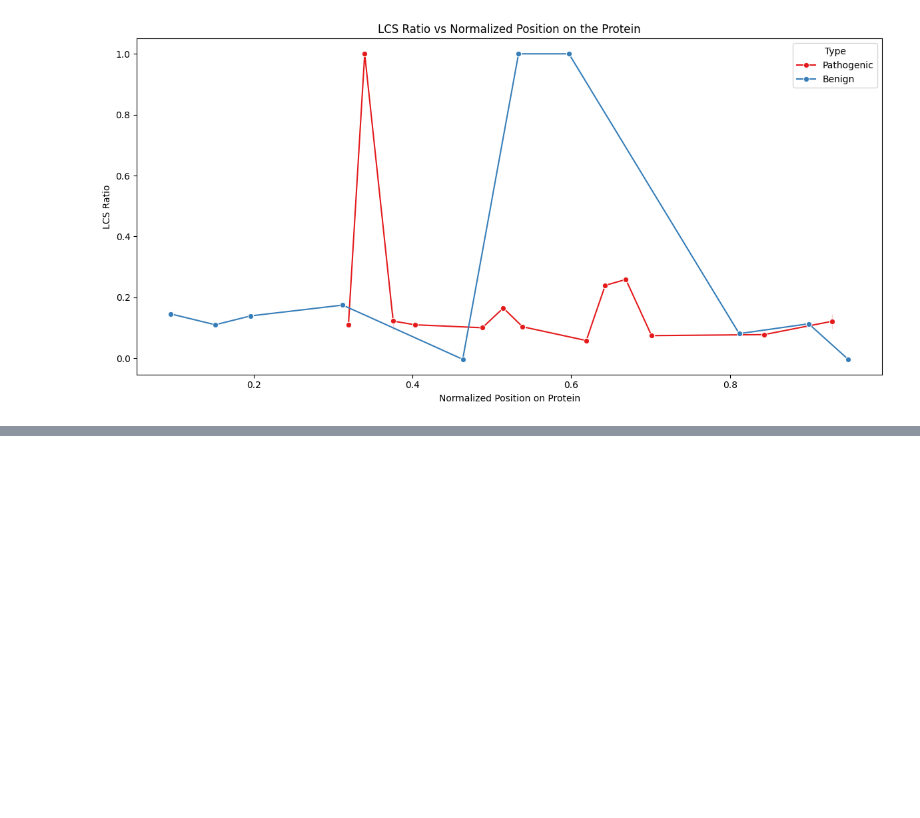
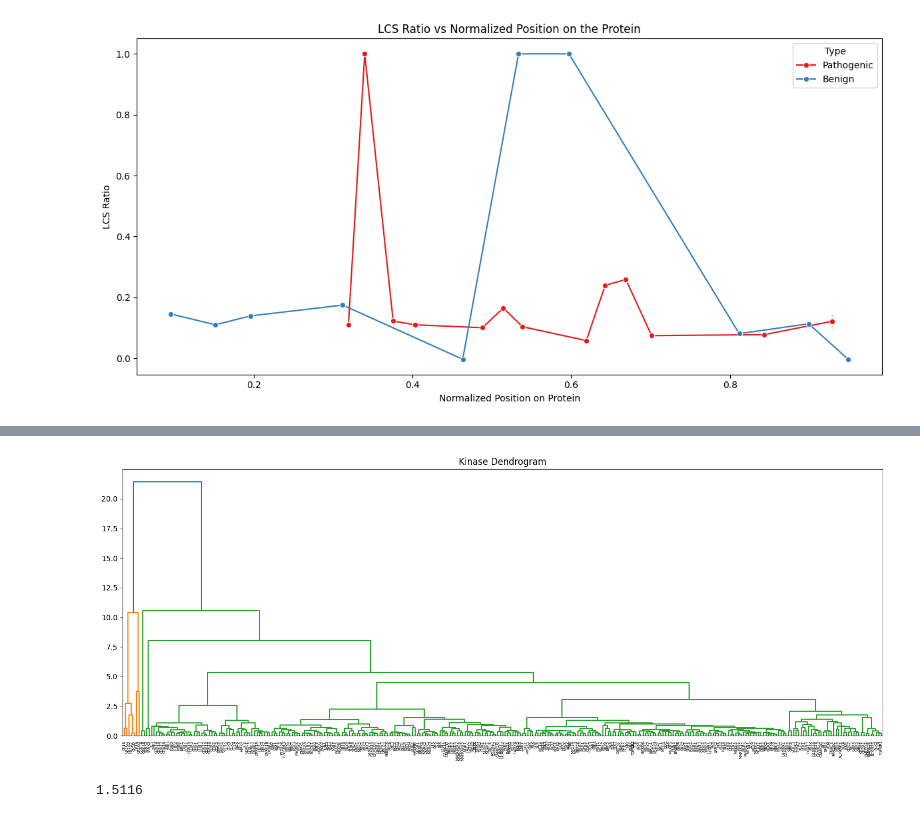
Before and after one commit to annabelrice30/Annabel-BSc-Project, a Jupyter notebook: BSc Project.ipynb, the cells around one changed output, grey strips where cells are left out. Cells and saved outputs as stored; diff of their text form; code cells hidden in the pictures; blank space fills up the shorter version.

```diff
--- a/BSc Project.ipynb
+++ b/BSc Project.ipynb
@@ -3582,0 +3902,7 @@ plt.show()
+# %%
+import pandas as pd
+
+# Load your kinase matrix
+df = pd.read_csv("ser_thr_all_norm_matrices.csv", index_col=0)
+print(df.shape)  # Should show (n_kinases, n_features)
+print(df.head())
@@ -3582,0 +3927,19 @@ plt.show()
+# %%
+from scipy.cluster.hierarchy import linkage, dendrogram
+from scipy.spatial.distance import pdist
+import matplotlib.pyplot as plt
+
+# Calculate pairwise distances (Euclidean)
+distances = pdist(df.values, metric='euclidean')
+
+# Generate linkage matrix using Ward’s method (as in the paper)
+linkage_matrix = linkage(distances, method='ward')
+
+# Optional: visualize dendrogram
+plt.figure(figsize=(15, 6))
+dendrogram(linkage_matrix, labels=df.index.tolist(), leaf_rotation=90)
+plt.title("Kinase Dendrogram")
+plt.tight_layout()
+plt.show()
+# %% [output]
+[figure, added]
@@ -3582,0 +3969,9 @@ plt.show()
+# %%
+from Bio import Phylo
+
+tree = Phylo.read("kinase_tree.nwk", "newick")
+
+# Example distance
+print(tree.distance("EEF2K", "TNIK"))
+# %% [output]
+1.5116
```
Also changed, not shown: parts of 8 cells of this notebook, 9 other files.
